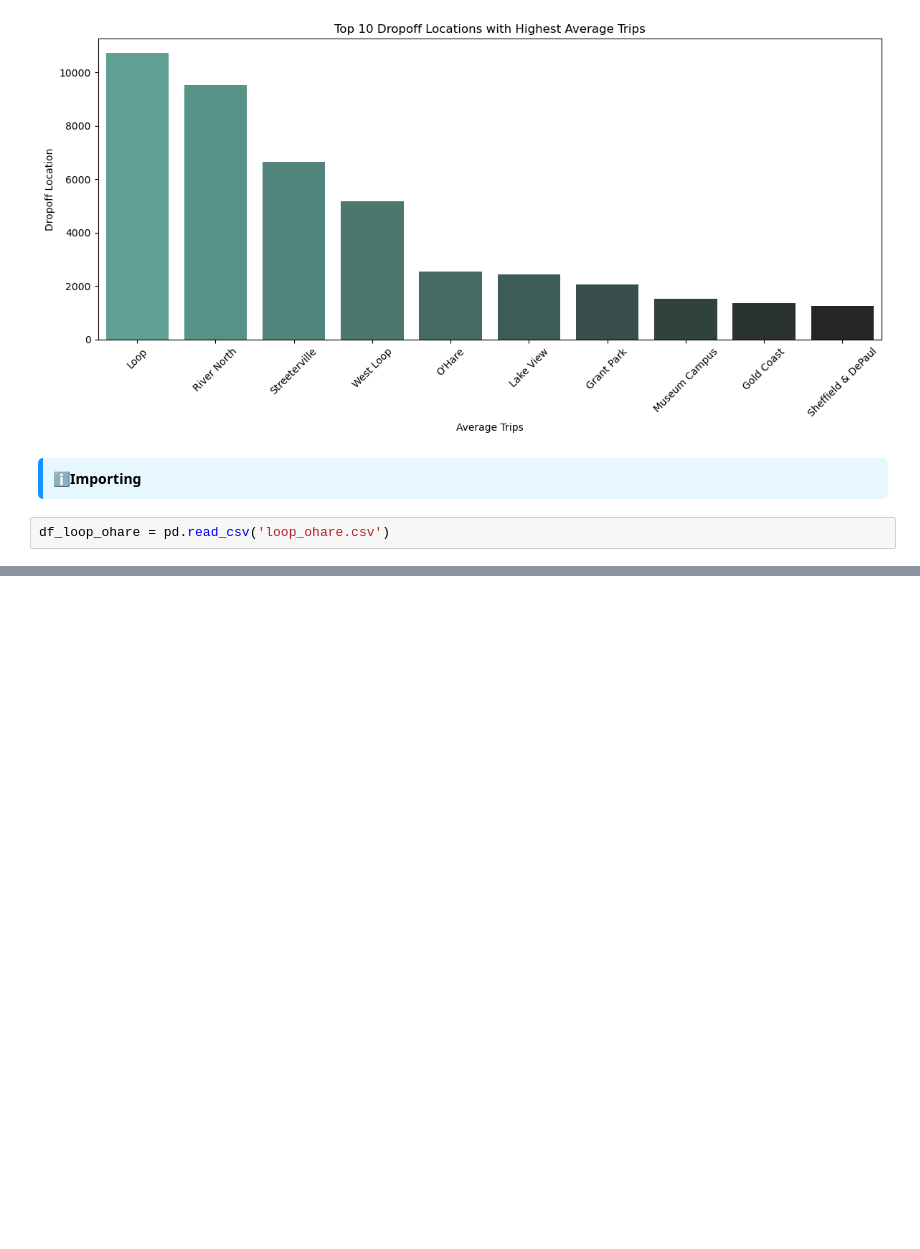
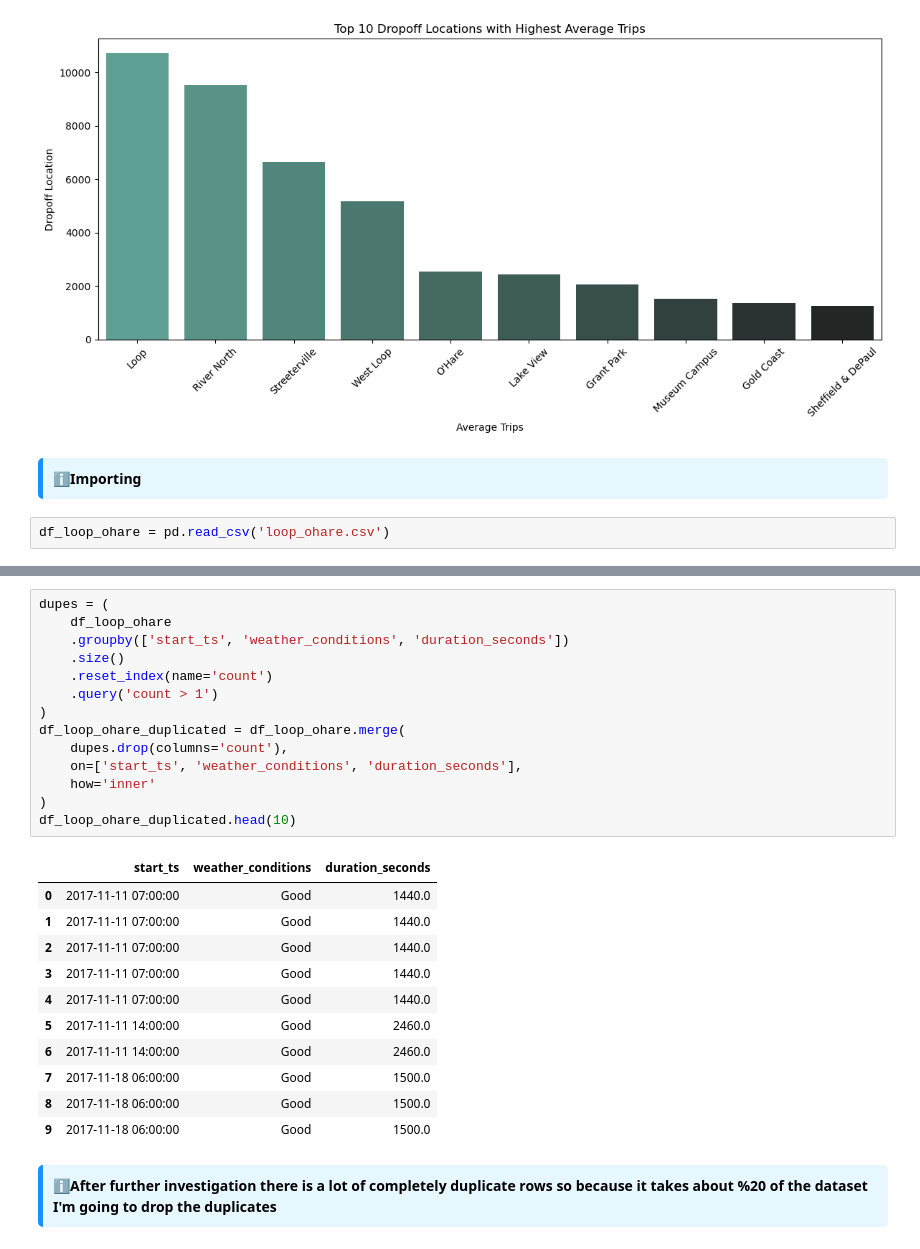
Before and after one commit to OliverBeau/Cabs_dataset_EDA, a Jupyter notebook: cabs_eda.ipynb, the cells around one changed output, grey strips where cells are left out. Saved outputs shown, nothing was run; the diff lists cells and outputs as text; blank space fills up the shorter version.

```diff
--- a/cabs_eda.ipynb
+++ b/cabs_eda.ipynb
@@ -151,0 +232,31 @@ df_loop_ohare = pd.read_csv('loop_ohare.csv')
+# %%
+dupes = (
+    df_loop_ohare
+    .groupby(['start_ts', 'weather_conditions', 'duration_seconds'])
+    .size()
+    .reset_index(name='count')
+    .query('count > 1')
+)
+df_loop_ohare_duplicated = df_loop_ohare.merge(
+    dupes.drop(columns='count'),
+    on=['start_ts', 'weather_conditions', 'duration_seconds'],
+    how='inner'
+)
+df_loop_ohare_duplicated.head(10)
+# %% [output]
+|  | start_ts | weather_conditions | duration_seconds |
+| 0 | 2017-11-11 07:00:00 | Good | 1440.0 |
+| 1 | 2017-11-11 07:00:00 | Good | 1440.0 |
+| 2 | 2017-11-11 07:00:00 | Good | 1440.0 |
+| 3 | 2017-11-11 07:00:00 | Good | 1440.0 |
+| 4 | 2017-11-11 07:00:00 | Good | 1440.0 |
+| 5 | 2017-11-11 14:00:00 | Good | 2460.0 |
+| 6 | 2017-11-11 14:00:00 | Good | 2460.0 |
+| 7 | 2017-11-18 06:00:00 | Good | 1500.0 |
+| 8 | 2017-11-18 06:00:00 | Good | 1500.0 |
+| 9 | 2017-11-18 06:00:00 | Good | 1500.0 |
+# %% [markdown]
+<div style="padding:10px; background:#e6f7ff; border-left:5px solid #1890ff; border-radius:5px; color:black;">
+<b>ℹ️After further investigation there is a lot of completely duplicate rows so because it takes about %20 of the dataset I'm going to drop the duplicates</b>
+
+</div>
```
Also changed, not shown: parts of 23 cells of this notebook.
